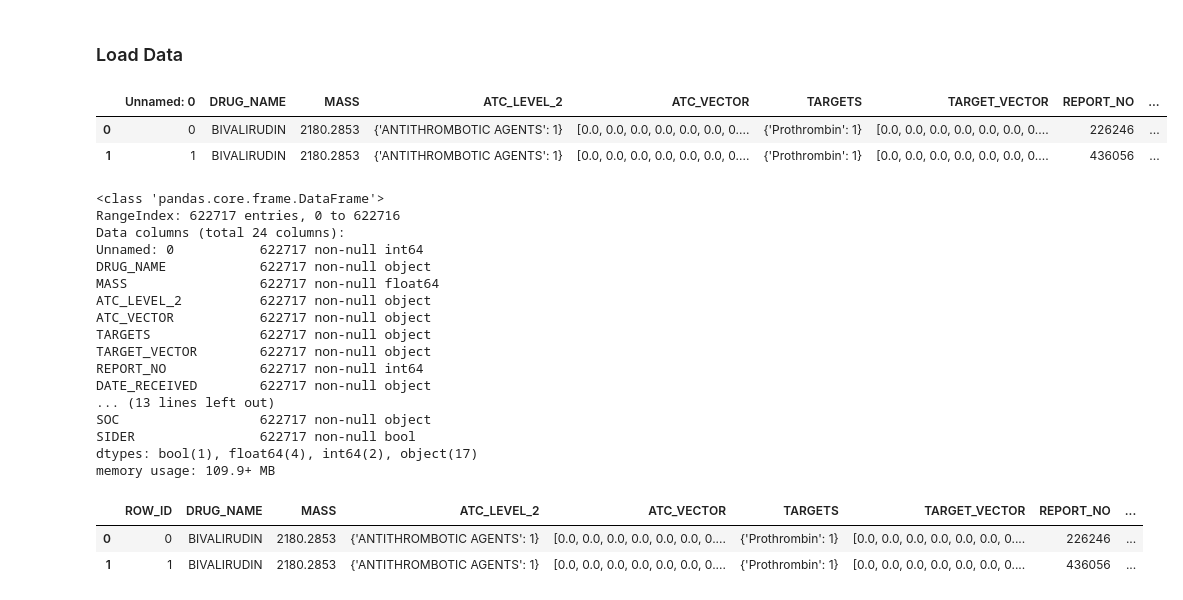
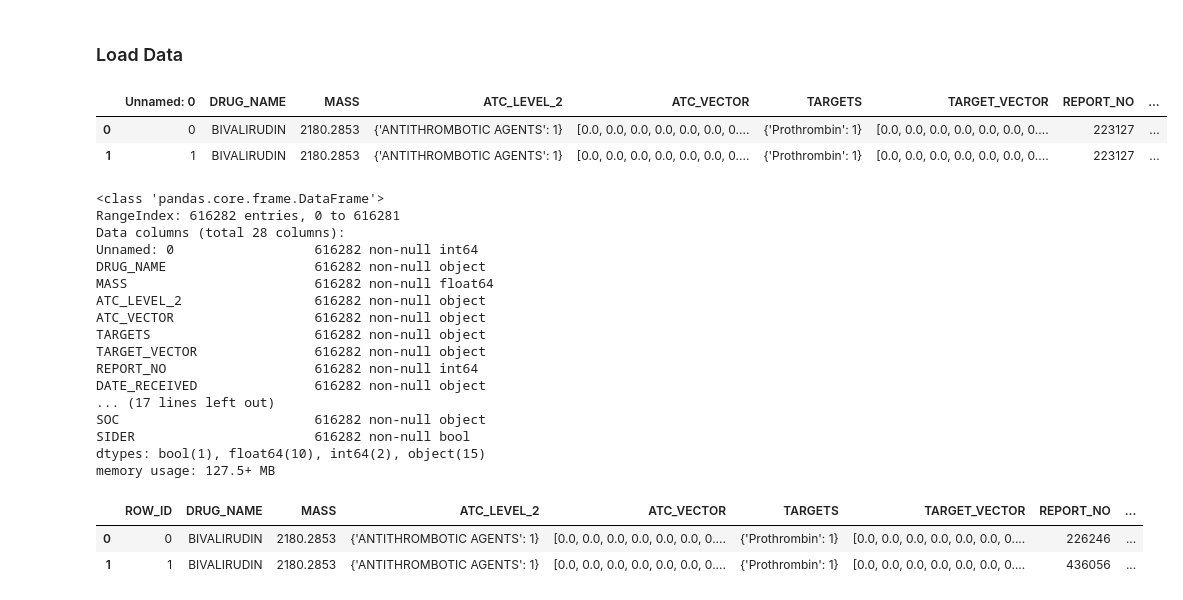
Before and after one commit to laetitiatam/ckme136, a Jupyter notebook: Explore CVADR.ipynb, the cells around one changed output. Cells and saved outputs as stored; diff of their text form; code cells hidden in the pictures.

```diff
--- a/Explore CVADR.ipynb
+++ b/Explore CVADR.ipynb
@@ -14,33 +14,33 @@ Last updated 3/10 @ 15:56
 # %% [markdown]
 ### Load Data
 # %%
-data_dir = '..\\data\\'
+data_dir = 'data\\'
 cvadr = pd.read_csv(data_dir + 'final_dataset.csv')
 cvadr.head(2)
 # %% [output]
 |  | Unnamed: 0 | DRUG_NAME | MASS | ATC_LEVEL_2 | ATC_VECTOR | TARGETS | TARGET_VECTOR | REPORT_NO | ... |
-| 0 | 0 | BIVALIRUDIN | 2180.2853 | {'ANTITHROMBOTIC AGENTS': 1} | [0.0, 0.0, 0.0, 0.0, 0.0, 0.0, 0.... | {'Prothrombin': 1} | [0.0, 0.0, 0.0, 0.0, 0.0, 0.0, 0.... | 226246 | ... |
-| 1 | 1 | BIVALIRUDIN | 2180.2853 | {'ANTITHROMBOTIC AGENTS': 1} | [0.0, 0.0, 0.0, 0.0, 0.0, 0.0, 0.... | {'Prothrombin': 1} | [0.0, 0.0, 0.0, 0.0, 0.0, 0.0, 0.... | 436056 | ... |
+| 0 | 0 | BIVALIRUDIN | 2180.2853 | {'ANTITHROMBOTIC AGENTS': 1} | [0.0, 0.0, 0.0, 0.0, 0.0, 0.0, 0.... | {'Prothrombin': 1} | [0.0, 0.0, 0.0, 0.0, 0.0, 0.0, 0.... | 223127 | ... |
+| 1 | 1 | BIVALIRUDIN | 2180.2853 | {'ANTITHROMBOTIC AGENTS': 1} | [0.0, 0.0, 0.0, 0.0, 0.0, 0.0, 0.... | {'Prothrombin': 1} | [0.0, 0.0, 0.0, 0.0, 0.0, 0.0, 0.... | 223127 | ... |
 # %%
 cvadr.info()
 # %% [output]
 <class 'pandas.core.frame.DataFrame'>
-RangeIndex: 622717 entries, 0 to 622716
-Data columns (total 24 columns):
-Unnamed: 0           622717 non-null int64
-DRUG_NAME            622717 non-null object
-MASS                 622717 non-null float64
-ATC_LEVEL_2          622717 non-null object
-ATC_VECTOR           622717 non-null object
-TARGETS              622717 non-null object
-TARGET_VECTOR        622717 non-null object
-REPORT_NO            622717 non-null int64
-DATE_RECEIVED        622717 non-null object
-... (13 lines left out)
-SOC                  622717 non-null object
-SIDER                622717 non-null bool
-dtypes: bool(1), float64(4), int64(2), object(17)
-memory usage: 109.9+ MB
+RangeIndex: 616282 entries, 0 to 616281
+Data columns (total 28 columns):
+Unnamed: 0                  616282 non-null int64
+DRUG_NAME                   616282 non-null object
+MASS                        616282 non-null float64
+ATC_LEVEL_2                 616282 non-null object
+ATC_VECTOR                  616282 non-null object
+TARGETS                     616282 non-null object
+TARGET_VECTOR               616282 non-null object
+REPORT_NO                   616282 non-null int64
+DATE_RECEIVED               616282 non-null object
+... (17 lines left out)
+SOC                         616282 non-null object
+SIDER                       616282 non-null bool
+dtypes: bool(1), float64(10), int64(2), object(15)
+memory usage: 127.5+ MB
 # %%
 # name first row as primary key
 cvadr = cvadr.rename(columns={'Unnamed: 0': 'ROW_ID'})
```
Also changed, not shown: parts of 7 cells of this notebook.
